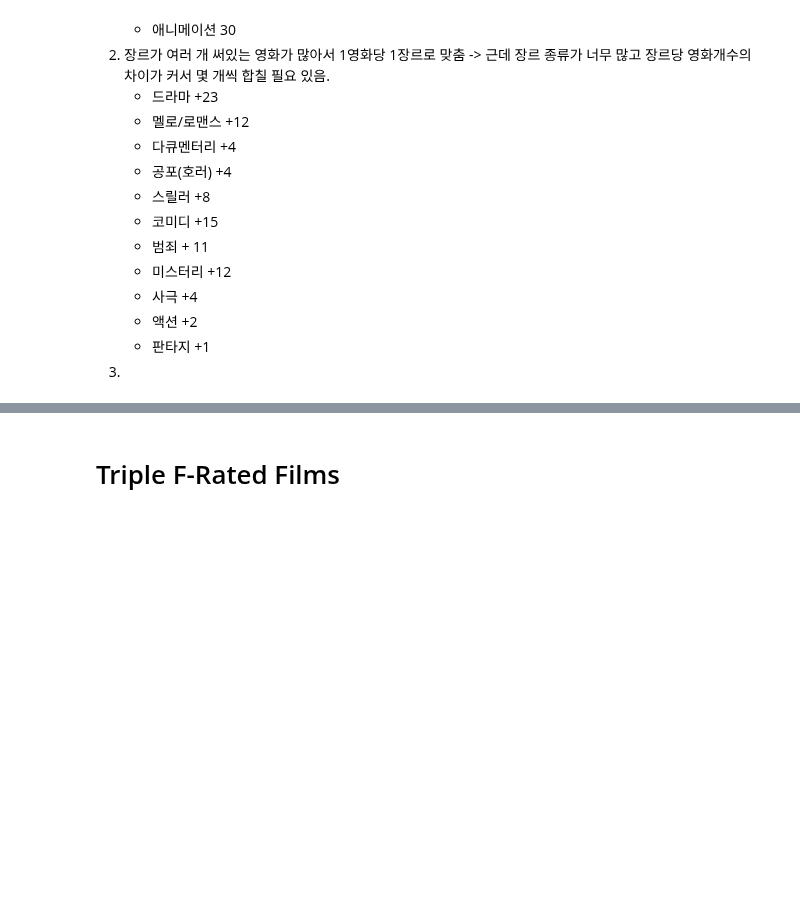
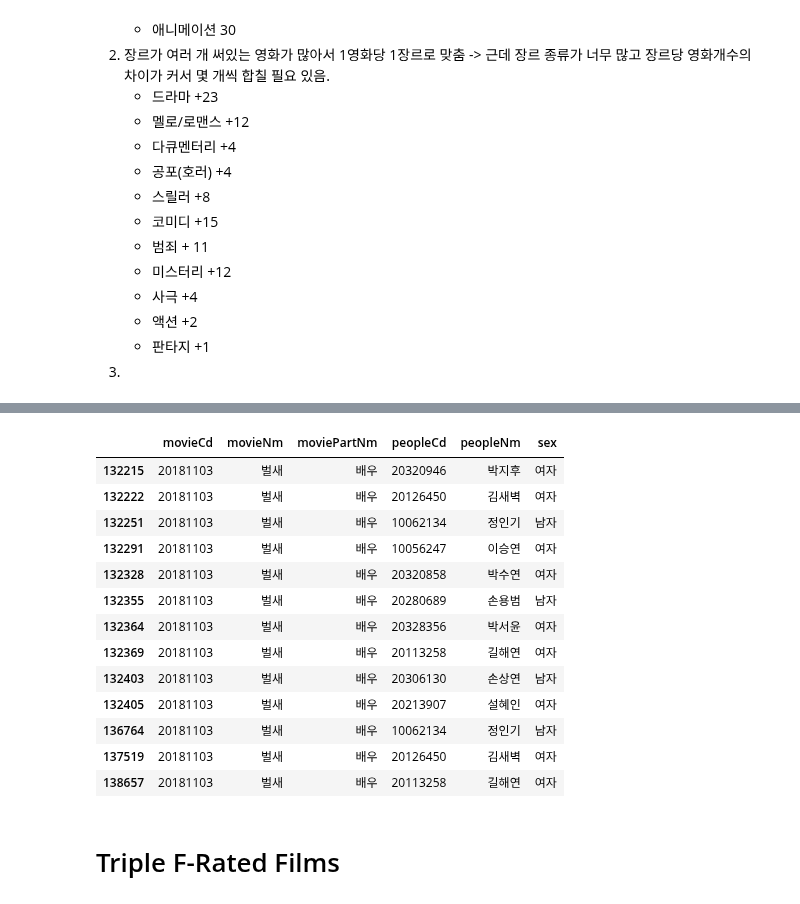
Before and after one commit to kim4pb/Female-led-Korean-Films, a Jupyter notebook: 03.ButterKnife/Film_list_for_poster.ipynb, the cells around one changed output, grey strips where cells are left out. Cells and saved outputs as stored; diff of their text form; code cells hidden in the pictures; blank space fills up the shorter version.

```diff
--- a/03.ButterKnife/Film_list_for_poster.ipynb
+++ b/03.ButterKnife/Film_list_for_poster.ipynb
@@ -59,0 +62,3 @@ df.shape
+# %%
+actor = pd.read_csv('../01.Data_Collection/actor_detail.csv')
+actor.head()
@@ -60,3 +72,20 @@ df.shape
+# %%
+actor[actor['movieCd']==20181103]
+# %% [output]
+|  | movieCd | movieNm | moviePartNm | peopleCd | peopleNm | sex |
+| 132215 | 20181103 | 벌새 | 배우 | 20320946 | 박지후 | 여자 |
+| 132222 | 20181103 | 벌새 | 배우 | 20126450 | 김새벽 | 여자 |
+| 132251 | 20181103 | 벌새 | 배우 | 10062134 | 정인기 | 남자 |
+| 132291 | 20181103 | 벌새 | 배우 | 10056247 | 이승연 | 여자 |
+| 132328 | 20181103 | 벌새 | 배우 | 20320858 | 박수연 | 여자 |
+| 132355 | 20181103 | 벌새 | 배우 | 20280689 | 손용범 | 남자 |
+| 132364 | 20181103 | 벌새 | 배우 | 20328356 | 박서윤 | 여자 |
+| 132369 | 20181103 | 벌새 | 배우 | 20113258 | 길해연 | 여자 |
+| 132403 | 20181103 | 벌새 | 배우 | 20306130 | 손상연 | 남자 |
+| 132405 | 20181103 | 벌새 | 배우 | 20213907 | 설혜인 | 여자 |
+| 136764 | 20181103 | 벌새 | 배우 | 10062134 | 정인기 | 남자 |
+| 137519 | 20181103 | 벌새 | 배우 | 20126450 | 김새벽 | 여자 |
+| 138657 | 20181103 | 벌새 | 배우 | 20113258 | 길해연 | 여자 |
 # %% [markdown]
 # Triple F-Rated Films
 # %%
```
Also changed, not shown: parts of 2 cells of this notebook, 5 other files.
